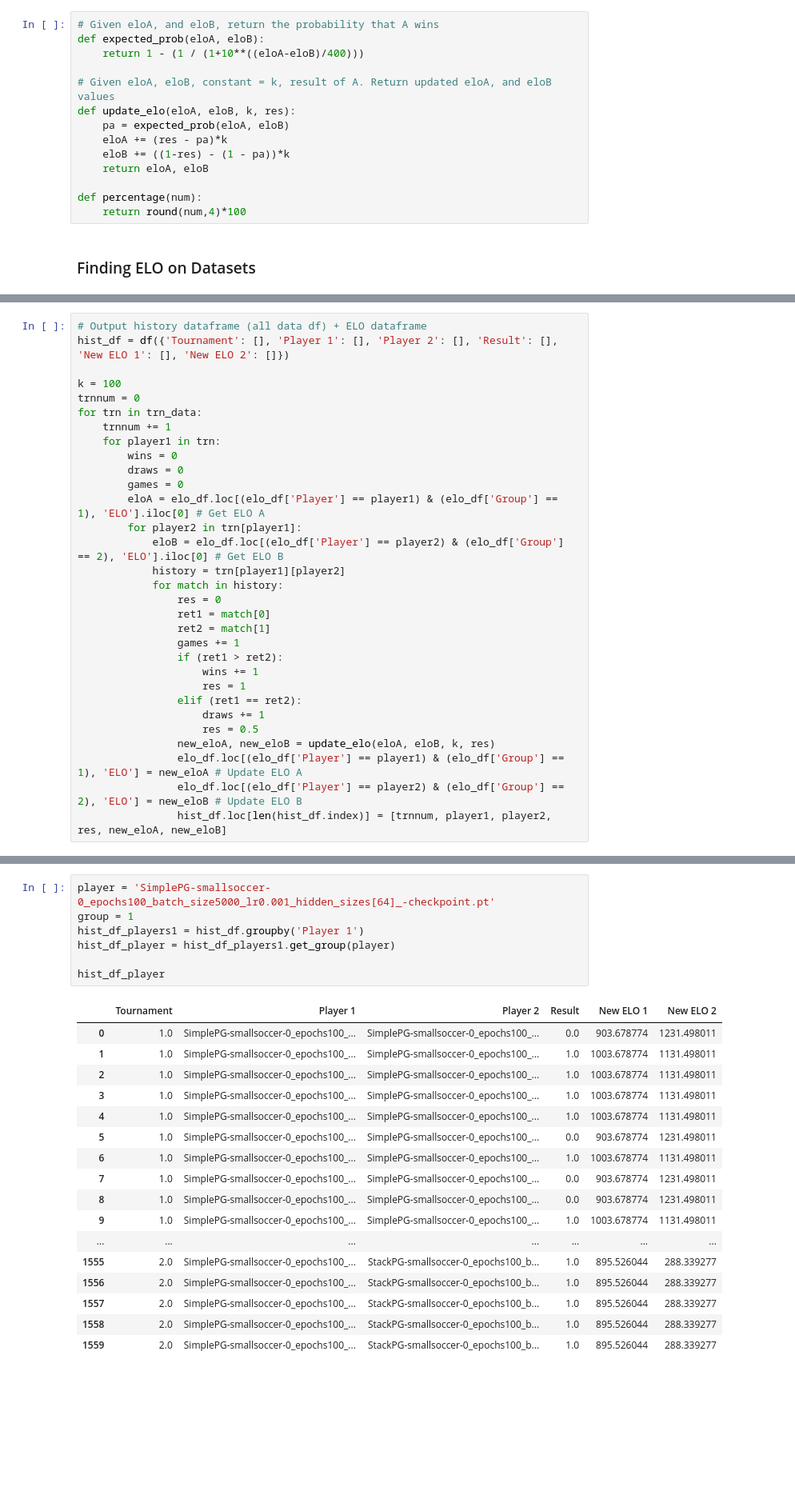
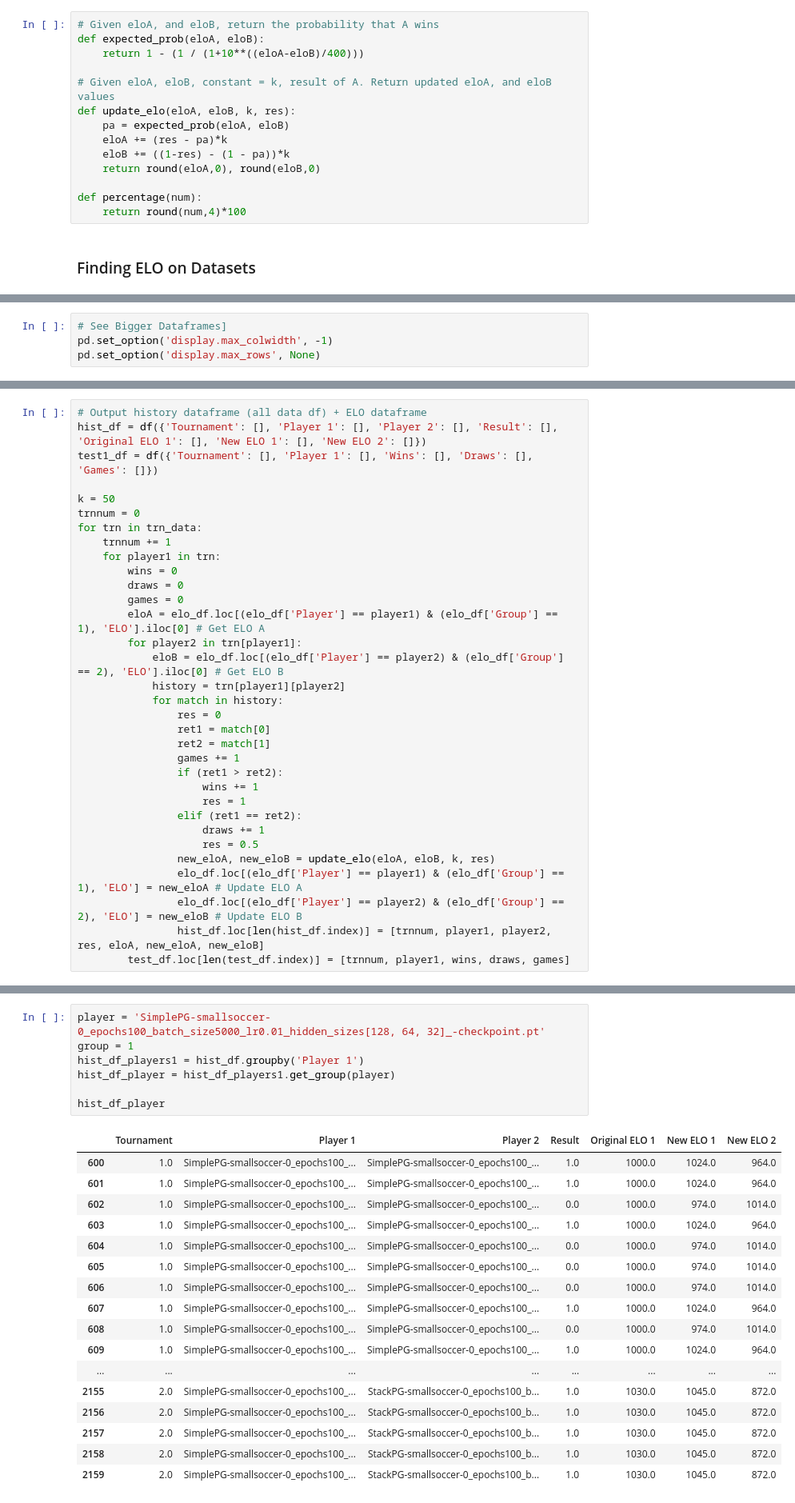
Before and after one commit to bchasnov/masuite, a Jupyter notebook: masuite/analysis/eloscore.ipynb, the cells around one changed output, grey strips where cells are left out. Shown: that part at 80% size. Saved outputs shown, nothing was run; the diff lists cells and outputs as text; blank space fills up the shorter version.

```diff
--- a/masuite/analysis/eloscore.ipynb
+++ b/masuite/analysis/eloscore.ipynb
@@ -22,7 +22,7 @@ def update_elo(eloA, eloB, k, res):
     pa = expected_prob(eloA, eloB)
     eloA += (res - pa)*k
     eloB += ((1-res) - (1 - pa))*k
-    return eloA, eloB
+    return round(eloA,0), round(eloB,0)
 
 def percentage(num):
     return round(num,4)*100
@@ -44,6 +59,10 @@ print('ELO of B = ', round(eloB, 0))
 Chance of A to win =  75.97 %
 ELO of A =  1224.0
 ELO of B =  976.0
+# %%
+# See Bigger Dataframes]
+pd.set_option('display.max_colwidth', -1)
+pd.set_option('display.max_rows', None)
 # %% [markdown]
 For the ELO List, to improve efficiency could add players and update ELO as you run through the matches. For now, it initializes a list of all the players and the code pulls from the list.
 # %%
@@ -75,9 +94,10 @@ elo_df = init_elo_df(trn_data)
 # print(elo_df)
 # %%
 # Output history dataframe (all data df) + ELO dataframe
-hist_df = df({'Tournament': [], 'Player 1': [], 'Player 2': [], 'Result': [], 'New ELO 1': [], 'New ELO 2': []})
+hist_df = df({'Tournament': [], 'Player 1': [], 'Player 2': [], 'Result': [], 'Original ELO 1': [], 'New ELO 1': [], 'New ELO 2': []})
+test1_df = df({'Tournament': [], 'Player 1': [], 'Wins': [], 'Draws': [], 'Games': []})
 
-k = 100
+k = 50
 trnnum = 0
 for trn in trn_data:
     trnnum += 1
@@ -103,4 +123,5 @@ for trn in trn_data:
                 new_eloA, new_eloB = update_elo(eloA, eloB, k, res)
                 elo_df.loc[(elo_df['Player'] == player1) & (elo_df['Group'] == 1), 'ELO'] = new_eloA # Update ELO A
                 elo_df.loc[(elo_df['Player'] == player2) & (elo_df['Group'] == 2), 'ELO'] = new_eloB # Update ELO B
-                hist_df.loc[len(hist_df.index)] = [trnnum, player1, player2, res, new_eloA, new_eloB]
+                hist_df.loc[len(hist_df.index)] = [trnnum, player1, player2, res, eloA, new_eloA, new_eloB]
+        test_df.loc[len(test_df.index)] = [trnnum, player1, wins, draws, games]
@@ -126,27 +180,27 @@ hist_df.head()
 # Making ELO List, have a starter df with every player in every group, update ELO in each run,
 # have the history pull elo from this list
 # %%
-player = 'SimplePG-smallsoccer-0_epochs100_batch_size5000_lr0.001_hidden_sizes[64]_-checkpoint.pt'
+player = 'SimplePG-smallsoccer-0_epochs100_batch_size5000_lr0.01_hidden_sizes[128, 64, 32]_-checkpoint.pt'
 group = 1
 hist_df_players1 = hist_df.groupby('Player 1')
 hist_df_player = hist_df_players1.get_group(player)
 
 hist_df_player
 # %% [output]
-|  | Tournament | Player 1 | Player 2 | Result | New ELO 1 | New ELO 2 |
-| 0 | 1.0 | SimplePG-smallsoccer-0_epochs100_... | SimplePG-smallsoccer-0_epochs100_... | 0.0 | 903.678774 | 1231.498011 |
-| 1 | 1.0 | SimplePG-smallsoccer-0_epochs100_... | SimplePG-smallsoccer-0_epochs100_... | 1.0 | 1003.678774 | 1131.498011 |
-| 2 | 1.0 | SimplePG-smallsoccer-0_epochs100_... | SimplePG-smallsoccer-0_epochs100_... | 1.0 | 1003.678774 | 1131.498011 |
-| 3 | 1.0 | SimplePG-smallsoccer-0_epochs100_... | SimplePG-smallsoccer-0_epochs100_... | 1.0 | 1003.678774 | 1131.498011 |
-| 4 | 1.0 | SimplePG-smallsoccer-0_epochs100_... | SimplePG-smallsoccer-0_epochs100_... | 1.0 | 1003.678774 | 1131.498011 |
-| 5 | 1.0 | SimplePG-smallsoccer-0_epochs100_... | SimplePG-smallsoccer-0_epochs100_... | 0.0 | 903.678774 | 1231.498011 |
-| 6 | 1.0 | SimplePG-smallsoccer-0_epochs100_... | SimplePG-smallsoccer-0_epochs100_... | 1.0 | 1003.678774 | 1131.498011 |
-| 7 | 1.0 | SimplePG-smallsoccer-0_epochs100_... | SimplePG-smallsoccer-0_epochs100_... | 0.0 | 903.678774 | 1231.498011 |
-| 8 | 1.0 | SimplePG-smallsoccer-0_epochs100_... | SimplePG-smallsoccer-0_epochs100_... | 0.0 | 903.678774 | 1231.498011 |
-| 9 | 1.0 | SimplePG-smallsoccer-0_epochs100_... | SimplePG-smallsoccer-0_epochs100_... | 1.0 | 1003.678774 | 1131.498011 |
-| ... | ... | ... | ... | ... | ... | ... |
-| 1555 | 2.0 | SimplePG-smallsoccer-0_epochs100_... | StackPG-smallsoccer-0_epochs100_b... | 1.0 | 895.526044 | 288.339277 |
-| 1556 | 2.0 | SimplePG-smallsoccer-0_epochs100_... | StackPG-smallsoccer-0_epochs100_b... | 1.0 | 895.526044 | 288.339277 |
-| 1557 | 2.0 | SimplePG-smallsoccer-0_epochs100_... | StackPG-smallsoccer-0_epochs100_b... | 1.0 | 895.526044 | 288.339277 |
-| 1558 | 2.0 | SimplePG-smallsoccer-0_epochs100_... | StackPG-smallsoccer-0_epochs100_b... | 1.0 | 895.526044 | 288.339277 |
-| 1559 | 2.0 | SimplePG-smallsoccer-0_epochs100_... | StackPG-smallsoccer-0_epochs100_b... | 1.0 | 895.526044 | 288.339277 |
+|  | Tournament | Player 1 | Player 2 | Result | Original ELO 1 | New ELO 1 | New ELO 2 |
+| 600 | 1.0 | SimplePG-smallsoccer-0_epochs100_... | SimplePG-smallsoccer-0_epochs100_... | 1.0 | 1000.0 | 1024.0 | 964.0 |
+| 601 | 1.0 | SimplePG-smallsoccer-0_epochs100_... | SimplePG-smallsoccer-0_epochs100_... | 1.0 | 1000.0 | 1024.0 | 964.0 |
+| 602 | 1.0 | SimplePG-smallsoccer-0_epochs100_... | SimplePG-smallsoccer-0_epochs100_... | 0.0 | 1000.0 | 974.0 | 1014.0 |
+| 603 | 1.0 | SimplePG-smallsoccer-0_epochs100_... | SimplePG-smallsoccer-0_epochs100_... | 1.0 | 1000.0 | 1024.0 | 964.0 |
+| 604 | 1.0 | SimplePG-smallsoccer-0_epochs100_... | SimplePG-smallsoccer-0_epochs100_... | 0.0 | 1000.0 | 974.0 | 1014.0 |
+| 605 | 1.0 | SimplePG-smallsoccer-0_epochs100_... | SimplePG-smallsoccer-0_epochs100_... | 0.0 | 1000.0 | 974.0 | 1014.0 |
+| 606 | 1.0 | SimplePG-smallsoccer-0_epochs100_... | SimplePG-smallsoccer-0_epochs100_... | 0.0 | 1000.0 | 974.0 | 1014.0 |
+| 607 | 1.0 | SimplePG-smallsoccer-0_epochs100_... | SimplePG-smallsoccer-0_epochs100_... | 1.0 | 1000.0 | 1024.0 | 964.0 |
+| 608 | 1.0 | SimplePG-smallsoccer-0_epochs100_... | SimplePG-smallsoccer-0_epochs100_... | 0.0 | 1000.0 | 974.0 | 1014.0 |
+| 609 | 1.0 | SimplePG-smallsoccer-0_epochs100_... | SimplePG-smallsoccer-0_epochs100_... | 1.0 | 1000.0 | 1024.0 | 964.0 |
+| ... | ... | ... | ... | ... | ... | ... | ... |
+| 2155 | 2.0 | SimplePG-smallsoccer-0_epochs100_... | StackPG-smallsoccer-0_epochs100_b... | 1.0 | 1030.0 | 1045.0 | 872.0 |
+| 2156 | 2.0 | SimplePG-smallsoccer-0_epochs100_... | StackPG-smallsoccer-0_epochs100_b... | 1.0 | 1030.0 | 1045.0 | 872.0 |
+| 2157 | 2.0 | SimplePG-smallsoccer-0_epochs100_... | StackPG-smallsoccer-0_epochs100_b... | 1.0 | 1030.0 | 1045.0 | 872.0 |
+| 2158 | 2.0 | SimplePG-smallsoccer-0_epochs100_... | StackPG-smallsoccer-0_epochs100_b... | 1.0 | 1030.0 | 1045.0 | 872.0 |
+| 2159 | 2.0 | SimplePG-smallsoccer-0_epochs100_... | StackPG-smallsoccer-0_epochs100_b... | 1.0 | 1030.0 | 1045.0 | 872.0 |
```
Also changed, not shown: parts of 8 cells of this notebook.
